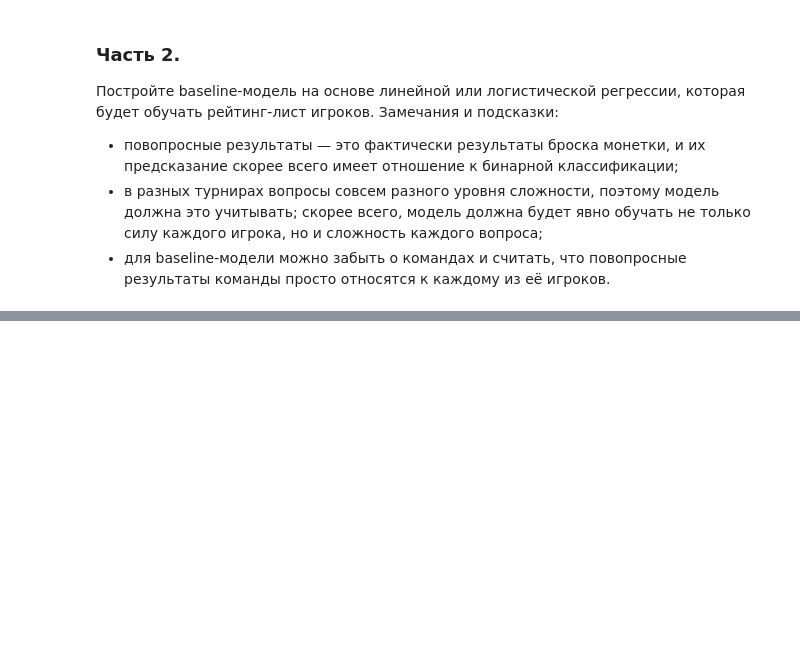
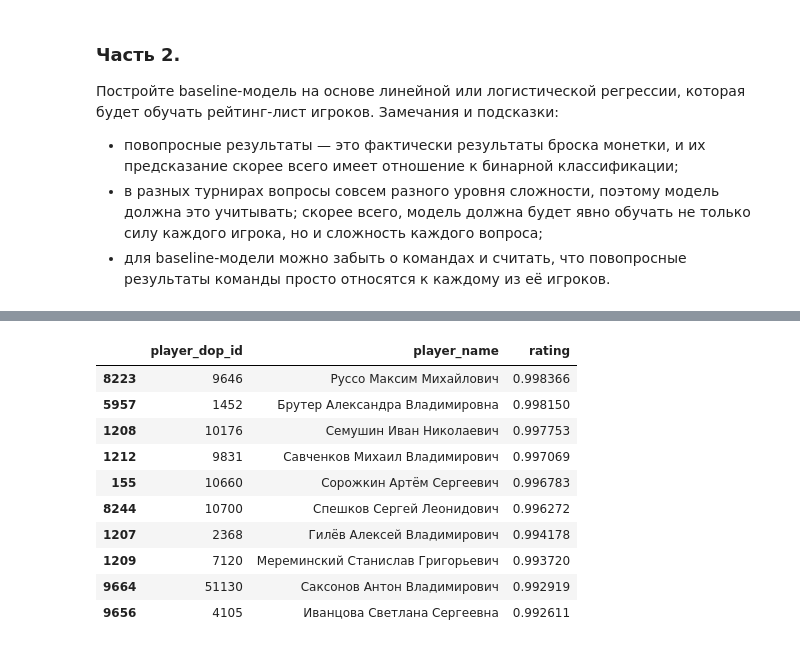
Before and after one commit to IlyasLatypov/MADE_DS, a Jupyter notebook: ADV_ML/HW2/HW2_LatypovID.ipynb, the cells around one changed output, grey strips where cells are left out. Saved outputs shown, nothing was run; the diff lists cells and outputs as text; code cells hidden in the pictures; blank space fills up the shorter version.

```diff
--- a/ADV_ML/HW2/HW2_LatypovID.ipynb
+++ b/ADV_ML/HW2/HW2_LatypovID.ipynb
@@ -195,7 +194,7 @@ y = np.array(y)
 def convert_to_csr_matrix(X, question_numbers):
     x_rows = np.repeat(np.arange(X.shape[0]), 2)
     x_new = X.copy()
-    x_new[:,1] += question_numbers + 1
+    x_new[:,1] += question_numbers #+ 1
     csr_x = csr_matrix((np.ones(X.shape[0] * 2, dtype=np.uint8), (x_rows, x_new.ravel())), dtype=np.uint8)
     return csr_x
 
@@ -207,6 +212,7 @@ Wall time: 2min 51s
 # %%
 %%time
-model = LogisticRegression(max_iter=300, solver="lbfgs", fit_intercept=False)
+model = SGDClassifier(loss="log", fit_intercept=True, tol=0.00001, alpha = 0.0000001, n_jobs = -1)
 model.fit(X_csr, y)
+pickle.dump(model, open('SGDClassifier_LogR.pkl', 'wb'))
 print("Mean accuracy:", model.score(X_csr, y))
 # %% [output]
@@ -238,0 +404,5 @@ ratings.head(15)
+# %%
+X_data = pd.read_pickle('X_data.pkl')
+y_data = pd.read_pickle('y_data.pkl')
+print(X_data.shape, y_data.shape)
+X_data.head(3)
@@ -238,0 +449,32 @@ ratings.head(15)
+# %%
+iter_number = 4
+for k in range(1, iter_number):
+    # M-шаг
+    model = SGDRegressor(fit_intercept=True, tol=0.001, alpha = 0.0000001)
+    model.fit(X_csr, logit(y_new))
+
+    # расчет метрик
+    mu_w = model.intercept_[0]
+    players_w = model.coef_[question_numbers:]
+    question_w = model.coef_[:question_numbers]
+    rating = {ind:weight for ind, weight in enumerate(model.coef_[question_numbers:])}
+    ratings = train_result[['player_dop_id', 'player_name']].drop_duplicates()
+    ratings['rating'] = ratings['player_dop_id'].apply(lambda x: sigmoid(rating[x]))
+    ratings = ratings.reset_index(drop=True)
+    test_result.drop(columns = ["rating"], inplace=True)
+    train_result.drop(columns = ["rating"], inplace=True)
+    test_result = pd.merge(test_result, ratings[["rating","player_dop_id"]], on='player_dop_id', how="left")
+    train_result = pd.merge(train_result, ratings[["rating","player_dop_id"]], on='player_dop_id', how="left")
+    print(f"Итерация №{k+1}")
+    calc_metrics(train_result, test_result)
+
+    # Е-шаг
+    X_data["sigma_ij"] = sigmoid(model.predict(X_csr))
+    temp = pd.DataFrame(X_data.groupby(by = "tournament_team_id")["sigma_ij"].agg([team_rating]))
+    temp = temp.reset_index()
+    if "team_rating" in X_data.columns:
+        X_data.drop(columns=["team_rating"],inplace=True)
+    X_data = pd.merge(X_data, temp, how="left", on="tournament_team_id")
+    X_data["y_new_iter"] = y * X_data["sigma_ij"].values / X_data["team_rating"].values
+    y_new = X_data["y_new_iter"].values
+    y_new = np.clip(X_data["y_new_iter"].values, eps, 1 - eps)
@@ -238,0 +491,15 @@ ratings.head(15)
+# %%
+ratings = ratings.sort_values(by='rating', ascending=False)
+ratings.head(10)
+# %% [output]
+|  | player_dop_id | player_name | rating |
+| 8223 | 9646 | Руссо Максим Михайлович | 0.998366 |
+| 5957 | 1452 | Брутер Александра Владимировна | 0.998150 |
+| 1208 | 10176 | Семушин Иван Николаевич | 0.997753 |
+| 1212 | 9831 | Савченков Михаил Владимирович | 0.997069 |
+| 155 | 10660 | Сорожкин Артём Сергеевич | 0.996783 |
+| 8244 | 10700 | Спешков Сергей Леонидович | 0.996272 |
+| 1207 | 2368 | Гилёв Алексей Владимирович | 0.994178 |
+| 1209 | 7120 | Мереминский Станислав Григорьевич | 0.993720 |
+| 9664 | 51130 | Саксонов Антон Владимирович | 0.992919 |
+| 9656 | 4105 | Иванцова Светлана Сергеевна | 0.992611 |
```
Also changed, not shown: parts of 28 cells of this notebook.
